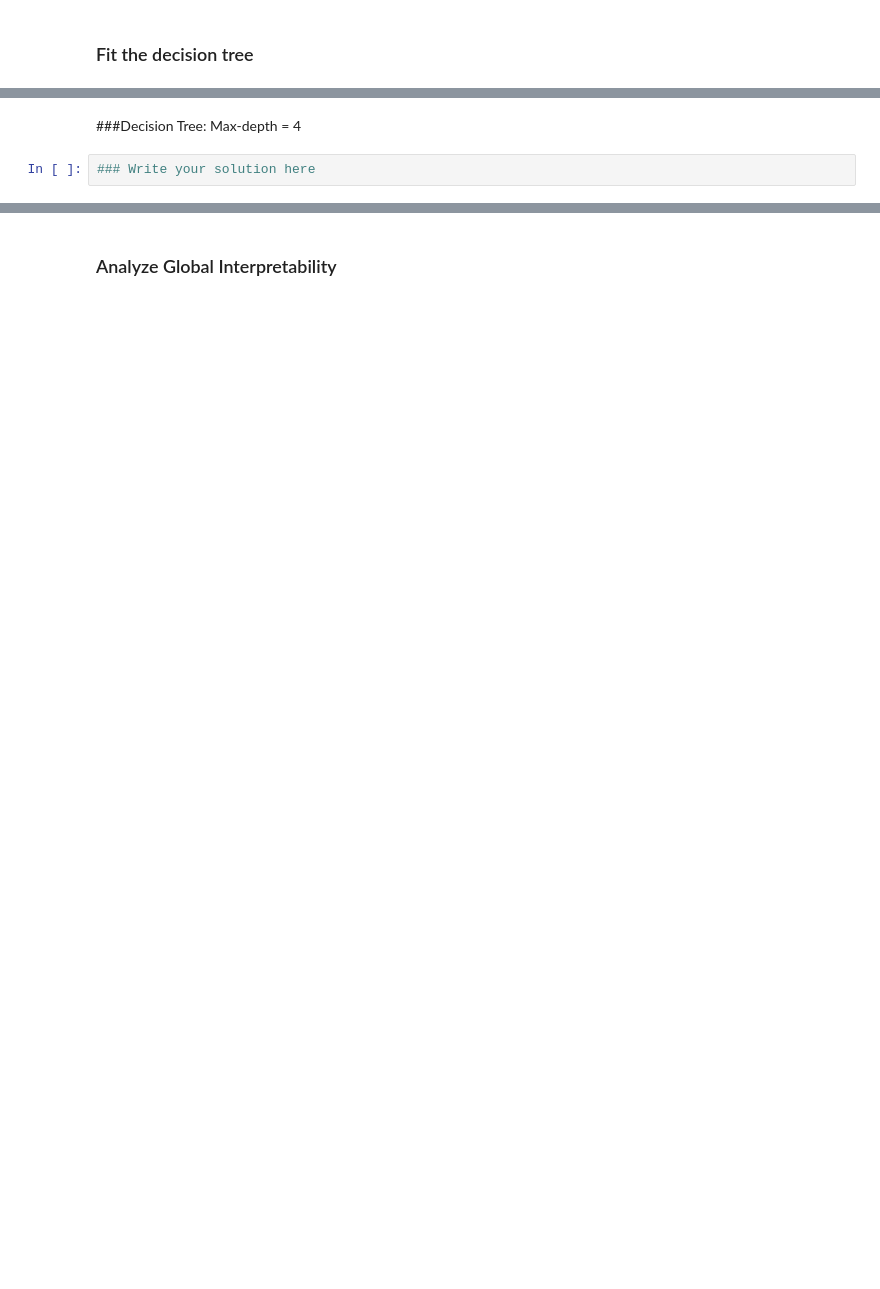
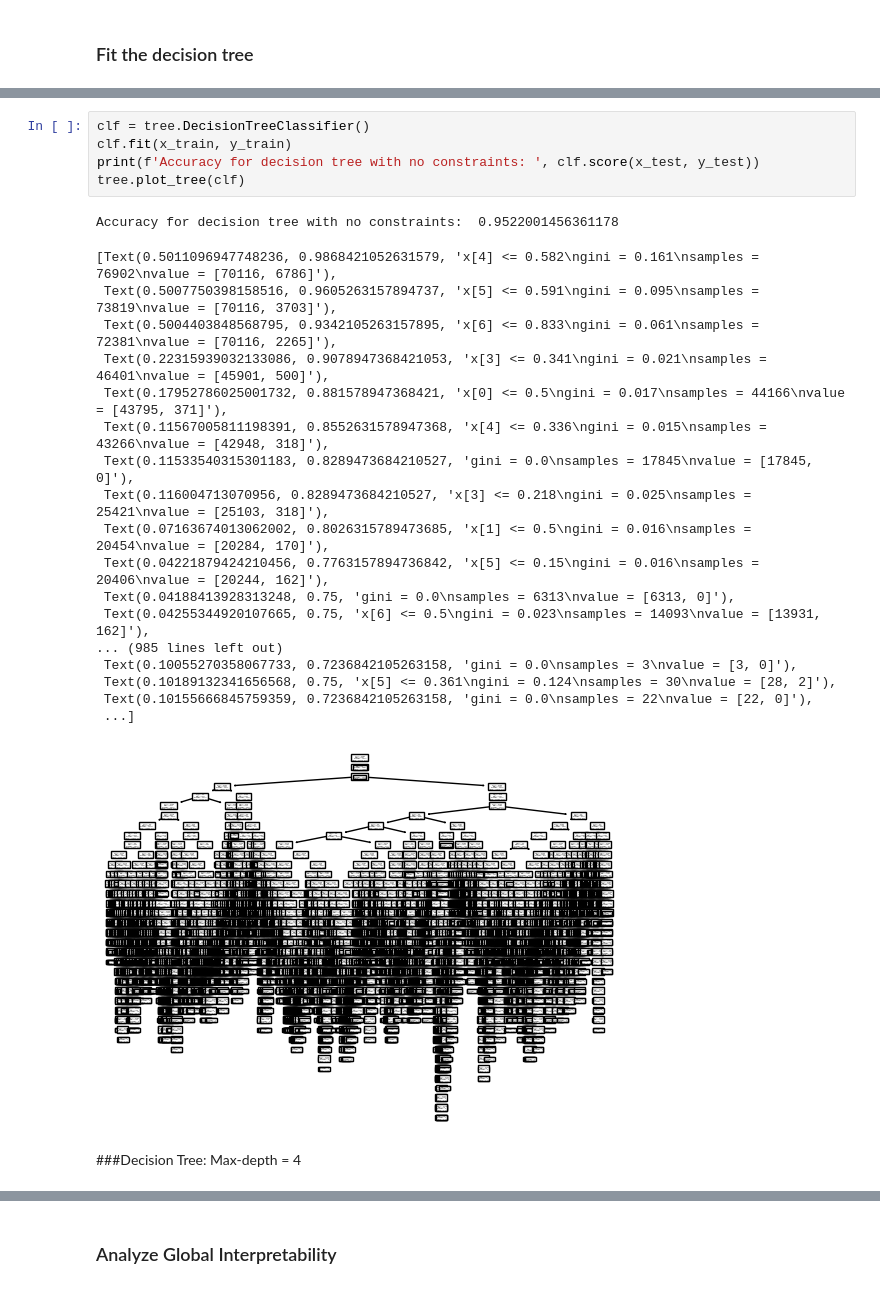
Before and after one commit to GabriTom/XAI, a Jupyter notebook: Lab1_Interpretable_by_design/Lab1_Interpretable_by_design.ipynb, the cells around one changed output, grey strips where cells are left out. Saved outputs shown, nothing was run; the diff lists cells and outputs as text; blank space fills up the shorter version.

Commit message:
Minor update
Tree model finished

```diff
--- a/Lab1_Interpretable_by_design/Lab1_Interpretable_by_design.ipynb
+++ b/Lab1_Interpretable_by_design/Lab1_Interpretable_by_design.ipynb
@@ -181,4 +190,27 @@ Number of duplicate rows after removing duplicates: 0
+# %%
+clf = tree.DecisionTreeClassifier()
+clf.fit(x_train, y_train)
+print(f'Accuracy for decision tree with no constraints: ', clf.score(x_test, y_test))
+tree.plot_tree(clf)
+# %% [output]
+Accuracy for decision tree with no constraints:  0.9522001456361178
+[Text(0.5011096947748236, 0.9868421052631579, 'x[4] <= 0.582\ngini = 0.161\nsamples = 76902\nvalue = [70116, 6786]'),
+ Text(0.5007750398158516, 0.9605263157894737, 'x[5] <= 0.591\ngini = 0.095\nsamples = 73819\nvalue = [70116, 3703]'),
+ Text(0.5004403848568795, 0.9342105263157895, 'x[6] <= 0.833\ngini = 0.061\nsamples = 72381\nvalue = [70116, 2265]'),
+ Text(0.22315939032133086, 0.9078947368421053, 'x[3] <= 0.341\ngini = 0.021\nsamples = 46401\nvalue = [45901, 500]'),
+ Text(0.17952786025001732, 0.881578947368421, 'x[0] <= 0.5\ngini = 0.017\nsamples = 44166\nvalue = [43795, 371]'),
+ Text(0.11567005811198391, 0.8552631578947368, 'x[4] <= 0.336\ngini = 0.015\nsamples = 43266\nvalue = [42948, 318]'),
+ Text(0.11533540315301183, 0.8289473684210527, 'gini = 0.0\nsamples = 17845\nvalue = [17845, 0]'),
+ Text(0.116004713070956, 0.8289473684210527, 'x[3] <= 0.218\ngini = 0.025\nsamples = 25421\nvalue = [25103, 318]'),
+ Text(0.07163674013062002, 0.8026315789473685, 'x[1] <= 0.5\ngini = 0.016\nsamples = 20454\nvalue = [20284, 170]'),
+ Text(0.04221879424210456, 0.7763157894736842, 'x[5] <= 0.15\ngini = 0.016\nsamples = 20406\nvalue = [20244, 162]'),
+ Text(0.04188413928313248, 0.75, 'gini = 0.0\nsamples = 6313\nvalue = [6313, 0]'),
+ Text(0.04255344920107665, 0.75, 'x[6] <= 0.5\ngini = 0.023\nsamples = 14093\nvalue = [13931, 162]'),
+... (985 lines left out)
+ Text(0.10055270358067733, 0.7236842105263158, 'gini = 0.0\nsamples = 3\nvalue = [3, 0]'),
+ Text(0.10189132341656568, 0.75, 'x[5] <= 0.361\ngini = 0.124\nsamples = 30\nvalue = [28, 2]'),
+ Text(0.10155666845759359, 0.7236842105263158, 'gini = 0.0\nsamples = 22\nvalue = [22, 0]'),
+ ...]
+[figure, added]
 # %% [markdown]
 ###Decision Tree: Max-depth = 4
-# %%
-### Write your solution here
```
Also changed, not shown: parts of 18 cells of this notebook.
